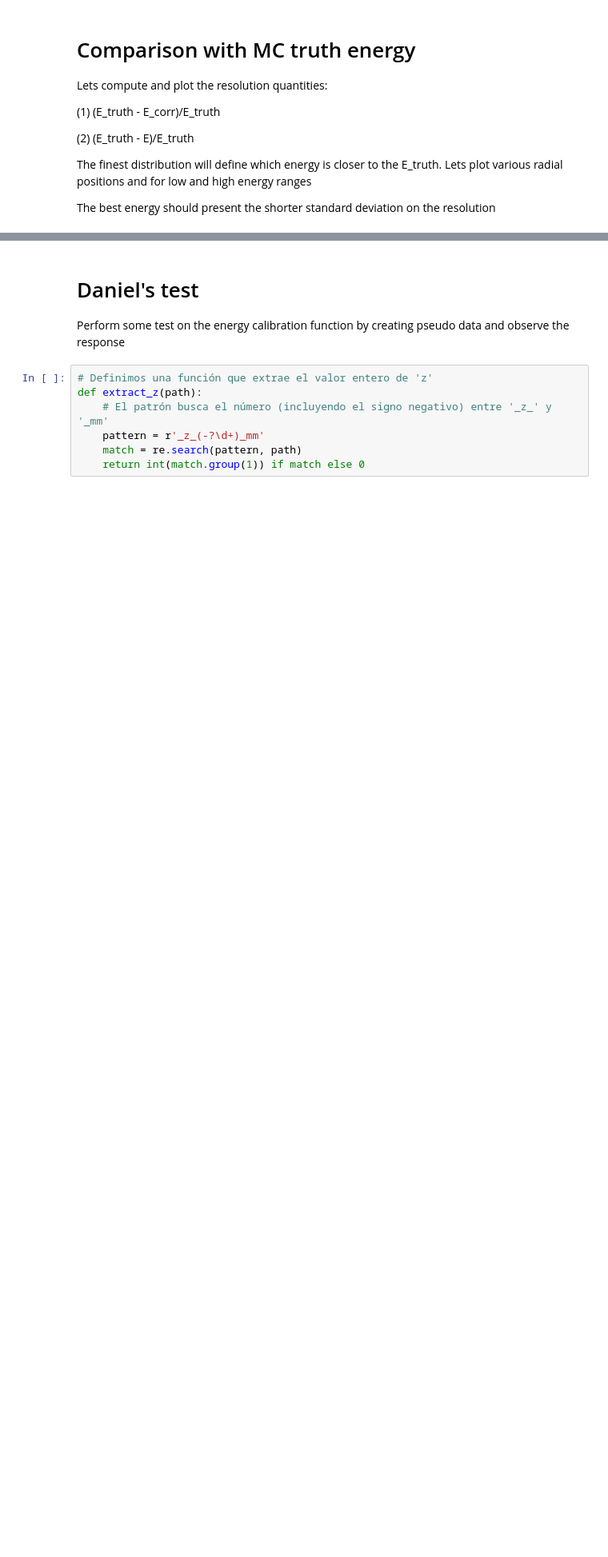
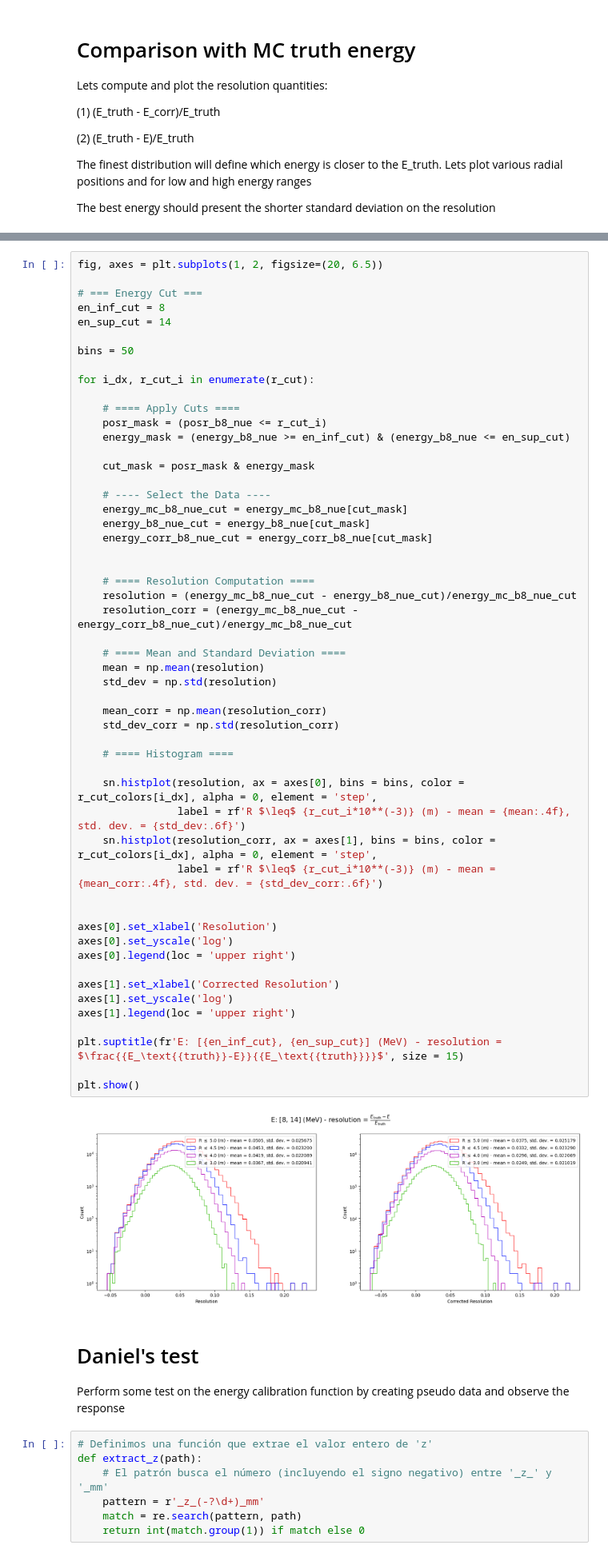
Before and after one commit to joankl/Solar-Neutrinos-Project, a Jupyter notebook: mc data analysis/bisMSB/Energy Callibrator Analysis.ipynb, the cells around one changed output, grey strips where cells are left out. Shown at 80% size. Saved outputs shown, nothing was run; the diff lists cells and outputs as text; blank space fills up the shorter version.

```diff
--- a/mc data analysis/bisMSB/Energy Callibrator Analysis.ipynb
+++ b/mc data analysis/bisMSB/Energy Callibrator Analysis.ipynb
@@ -683,3 +687,58 @@ plt.show()
+# %%
+fig, axes = plt.subplots(1, 2, figsize=(20, 6.5))
+
+# === Energy Cut ===
+en_inf_cut = 8
+en_sup_cut = 14
+
+bins = 50
+
+for i_dx, r_cut_i in enumerate(r_cut):
+
+    # ==== Apply Cuts ====
+    posr_mask = (posr_b8_nue <= r_cut_i)
+    energy_mask = (energy_b8_nue >= en_inf_cut) & (energy_b8_nue <= en_sup_cut)
+
+    cut_mask = posr_mask & energy_mask
+
+    # ---- Select the Data ----
+    energy_mc_b8_nue_cut = energy_mc_b8_nue[cut_mask]
+    energy_b8_nue_cut = energy_b8_nue[cut_mask]
+    energy_corr_b8_nue_cut = energy_corr_b8_nue[cut_mask]
+
+
+    # ==== Resolution Computation ====
+    resolution = (energy_mc_b8_nue_cut - energy_b8_nue_cut)/energy_mc_b8_nue_cut
+    resolution_corr = (energy_mc_b8_nue_cut - energy_corr_b8_nue_cut)/energy_mc_b8_nue_cut
+
+    # ==== Mean and Standard Deviation ====
+    mean = np.mean(resolution)
+    std_dev = np.std(resolution)
+
+    mean_corr = np.mean(resolution_corr)
+    std_dev_corr = np.std(resolution_corr)
+
+    # ==== Histogram ====
+
+    sn.histplot(resolution, ax = axes[0], bins = bins, color = r_cut_colors[i_dx], alpha = 0, element = 'step',
+                label = rf'R $\leq$ {r_cut_i*10**(-3)} (m) - mean = {mean:.4f}, std. dev. = {std_dev:.6f}')
+    sn.histplot(resolution_corr, ax = axes[1], bins = bins, color = r_cut_colors[i_dx], alpha = 0, element = 'step',
+                label = rf'R $\leq$ {r_cut_i*10**(-3)} (m) - mean = {mean_corr:.4f}, std. dev. = {std_dev_corr:.6f}')
+
+
+axes[0].set_xlabel('Resolution')
+axes[0].set_yscale('log')
+axes[0].legend(loc = 'upper right')
+
+axes[1].set_xlabel('Corrected Resolution')
+axes[1].set_yscale('log')
+axes[1].legend(loc = 'upper right')
+
+plt.suptitle(fr'E: [{en_inf_cut}, {en_sup_cut}] (MeV) - resolution = $\frac{{E_\text{{truth}}-E}}{{E_\text{{truth}}}}$', size = 15)
+
+plt.show()
+# %% [output]
+[figure, added]
 # %% [markdown]
 # Daniel's test
 Perform some test on the energy calibration function by creating pseudo data and observe the response
```
Also changed, not shown: parts of 5 cells of this notebook, 1 other file.
